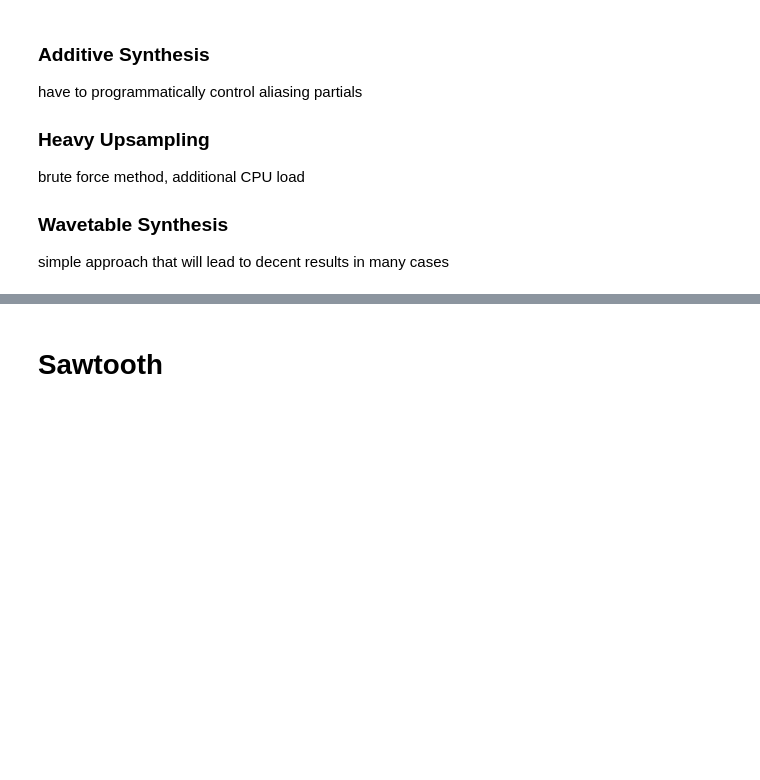
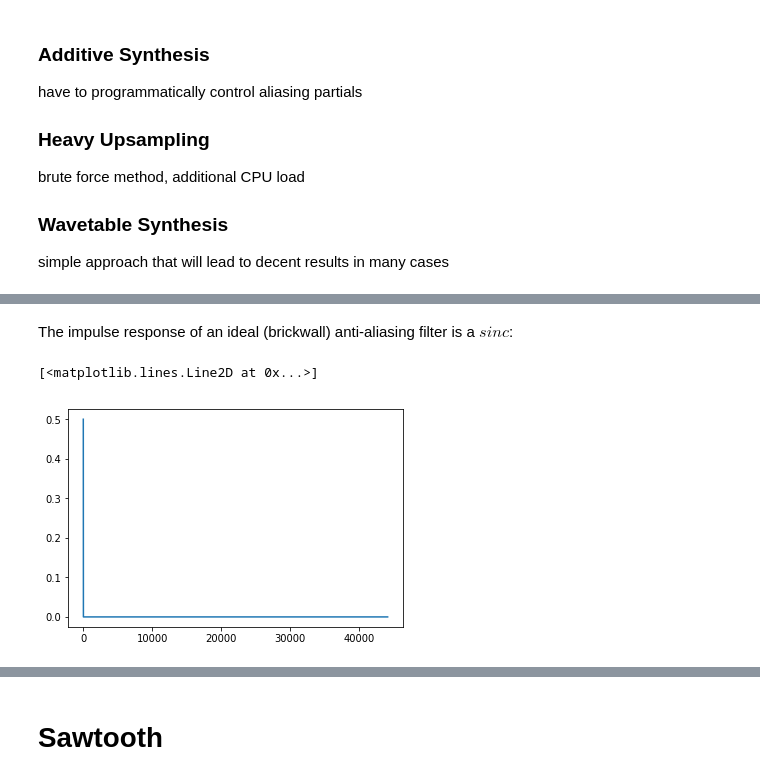
Before and after one commit to znibbles/01-advanced-synthesis-techniques, a Jupyter notebook: 01-BLIT.ipynb, the cells around one changed output, grey strips where cells are left out. Cells and saved outputs as stored; diff of their text form; code cells hidden in the pictures; blank space fills up the shorter version.

```diff
--- a/01-BLIT.ipynb
+++ b/01-BLIT.ipynb
@@ -148,3 +116,15 @@ tfPlot(simple_saw, fs=44100, timeLen=0.005)
 Audio(data=simple_saw, rate=44100)
 # %% [output]
 [interactive output not drawn]
+# %% [markdown]
+The impulse response of an ideal (brickwall) anti-aliasing filter is a $sinc$:
+# %%
+n = np.arange(1, 44100)
+Y = np.zeros_like(n)
+Y[1:22050] = 1
+
+y = np.fft.ifft(Y)
+plt.plot(n, y)
+# %% [output]
+[<matplotlib.lines.Line2D at 0x...>]
+[figure, added]
```
Also changed, not shown: parts of 28 cells of this notebook, 1 other file.
